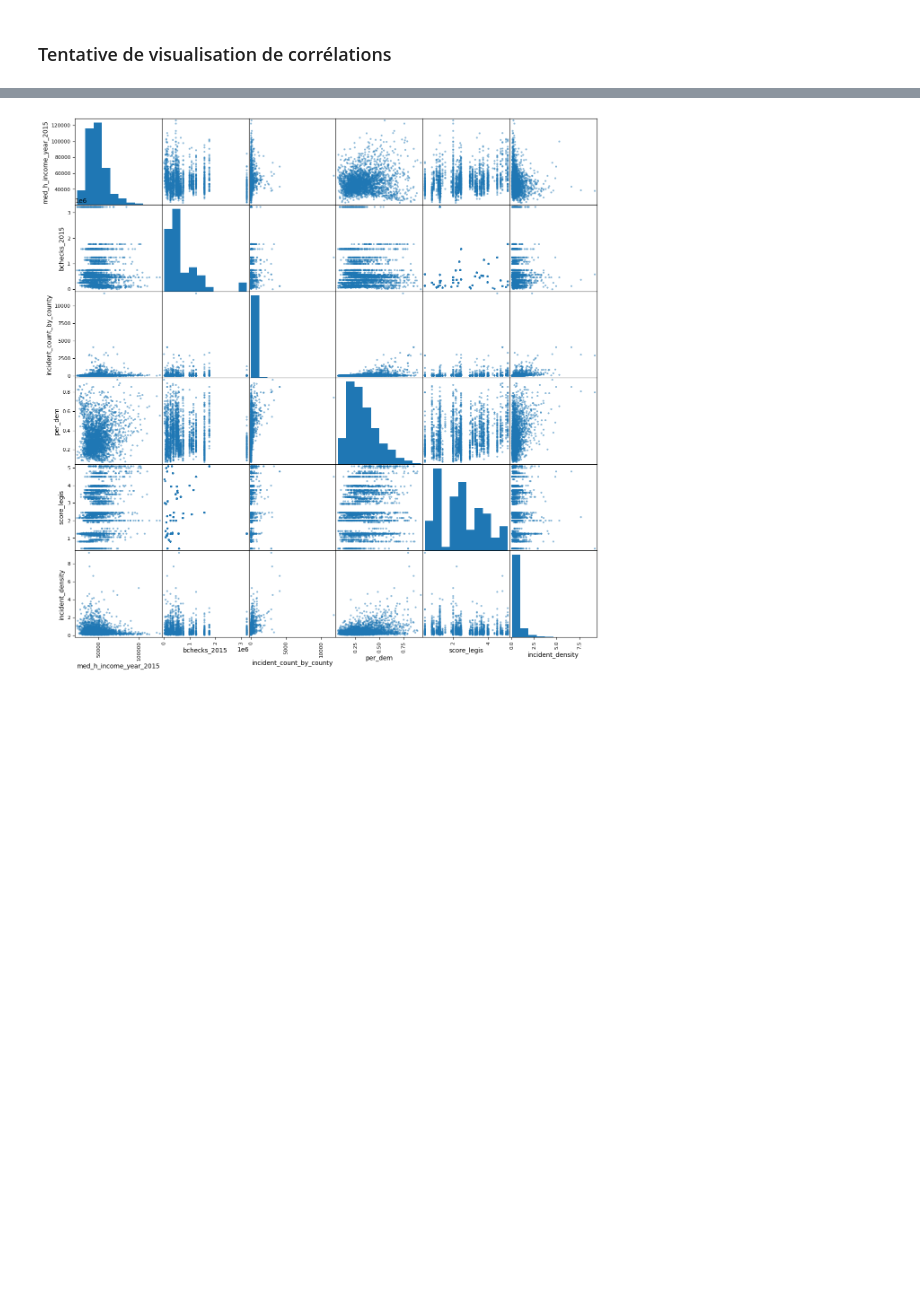
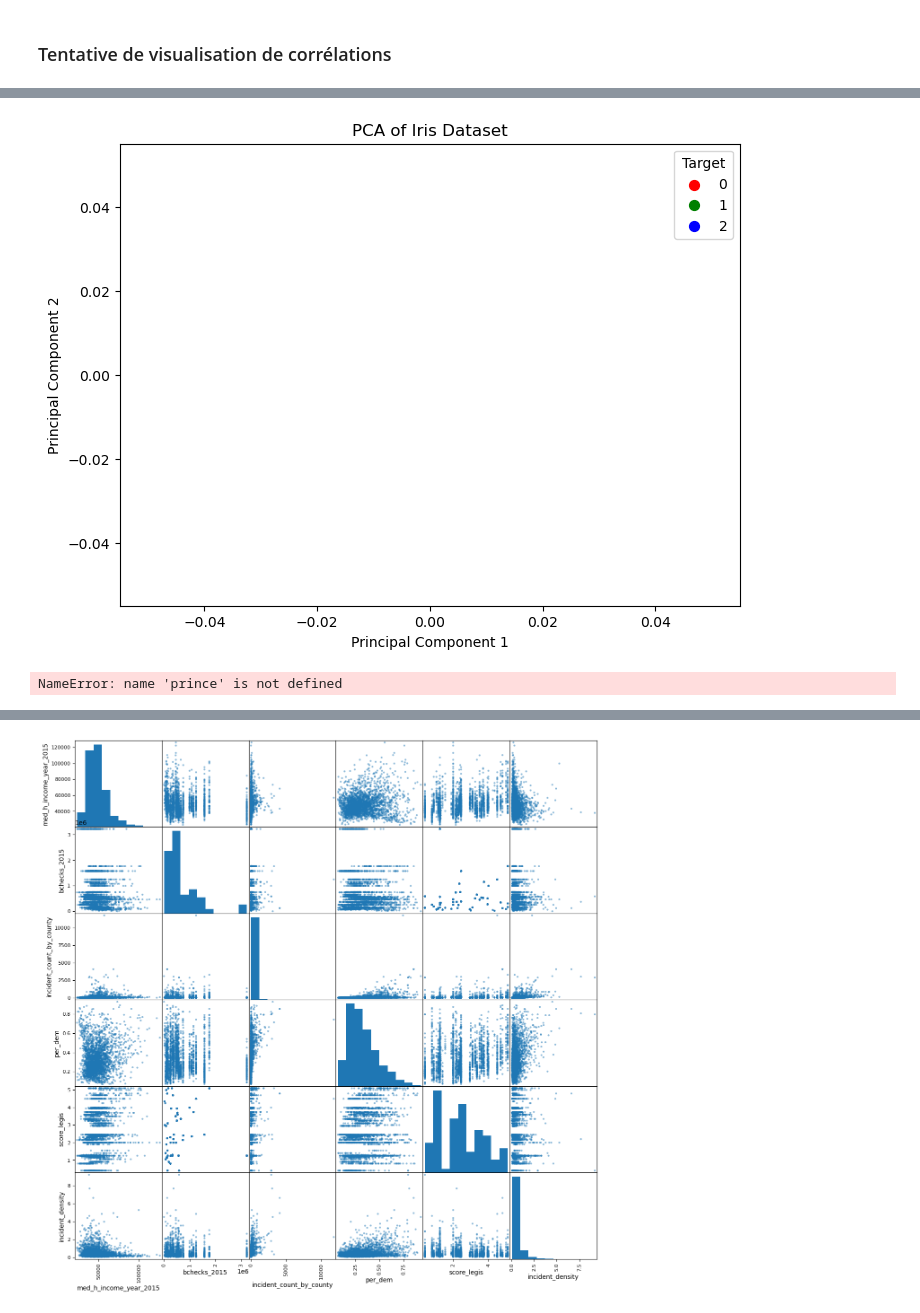
Before and after one commit to eleroux46/gun_violence, a Jupyter notebook: stats_des_elo.ipynb, the cells around one changed output, grey strips where cells are left out. Saved outputs shown, nothing was run; the diff lists cells and outputs as text; code cells hidden in the pictures; blank space fills up the shorter version.

```diff
--- a/stats_des_elo.ipynb
+++ b/stats_des_elo.ipynb
@@ -222,0 +308,54 @@ g1 = sns.heatmap(small_df.corr(), cmap='coolwarm', annot=True, fmt=".2f")
+# %%
+
+# Step 2: Load or prepare your data
+X = small_df.drop(['incident_density', 'incident_count_by_county'], axis=1)
+X=X[pd.notna(X['med_h_income_year_2015' ])]
+X=X[pd.notna(X['score_legis' ])]
+X
+y = small_df['incident_density']
+
+# Step 3: Create an instance of the PCA class
+pca = PCA(n_components=2)  # Specify the number of components you want to keep
+
+# Step 4: Fit the PCA model to your data
+X_pca = pca.fit_transform(X)
+
+# Step 5: Access the components and transformed data
+principal_components = pca.components_
+explained_variance_ratio = pca.explained_variance_ratio_
+
+# Visualize the transformed data
+df = pd.DataFrame(data=X_pca, columns=['Principal Component 1', 'Principal Component 2'])
+df['Target'] = y
+
+# Plot the transformed data
+plt.figure(figsize=(8, 6))
+targets = [0, 1, 2]
+colors = ['r', 'g', 'b']
+for target, color in zip(targets, colors):
+    indices_to_keep = df['Target'] == target
+    plt.scatter(df.loc[indices_to_keep, 'Principal Component 1'],
+                df.loc[indices_to_keep, 'Principal Component 2'],
+                c=color,
+                s=50)
+
+plt.xlabel('Principal Component 1')
+plt.ylabel('Principal Component 2')
+plt.legend(targets, title='Target')
+plt.title('PCA of Iris Dataset')
+plt.show()
+# %% [output]
+[figure, added]
+# %%
+pca = prince.PCA(
+     n_components=10,
+     n_iter=3,
+     rescale_with_mean=True,
+     rescale_with_std=True,
+     copy=True,
+     check_input=True,
+     engine='auto',
+     random_state=42 )
+pca = pca.fit(small_df)
+# %% [output]
+NameError: name 'prince' is not defined
```
Also changed, not shown: parts of 28 cells of this notebook.
